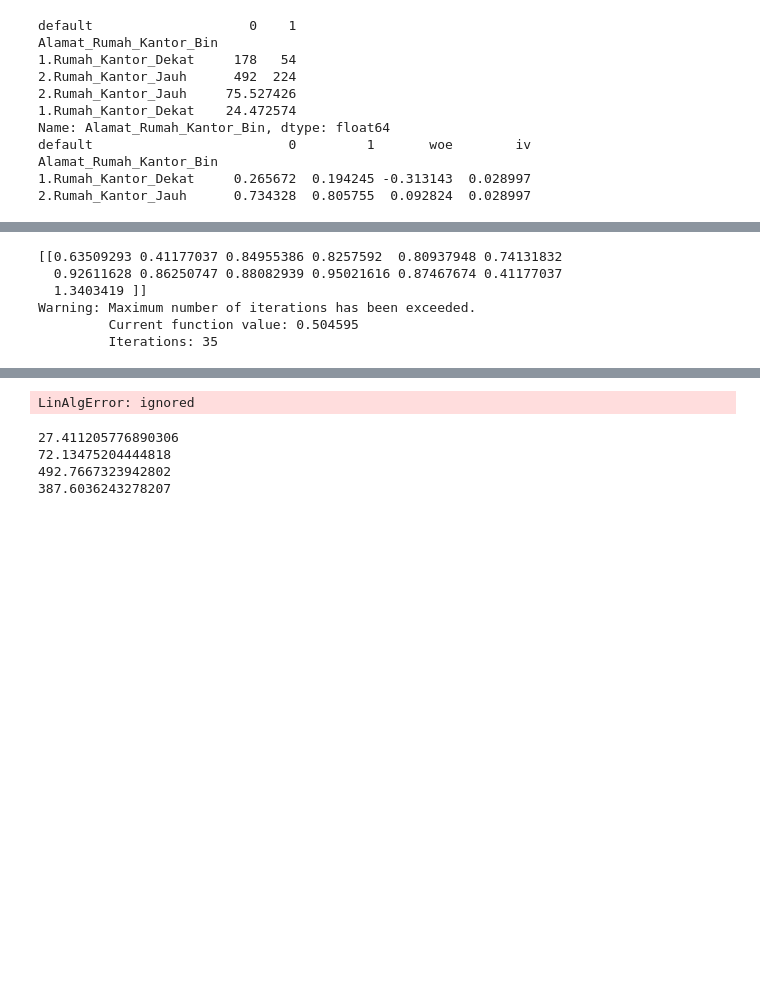
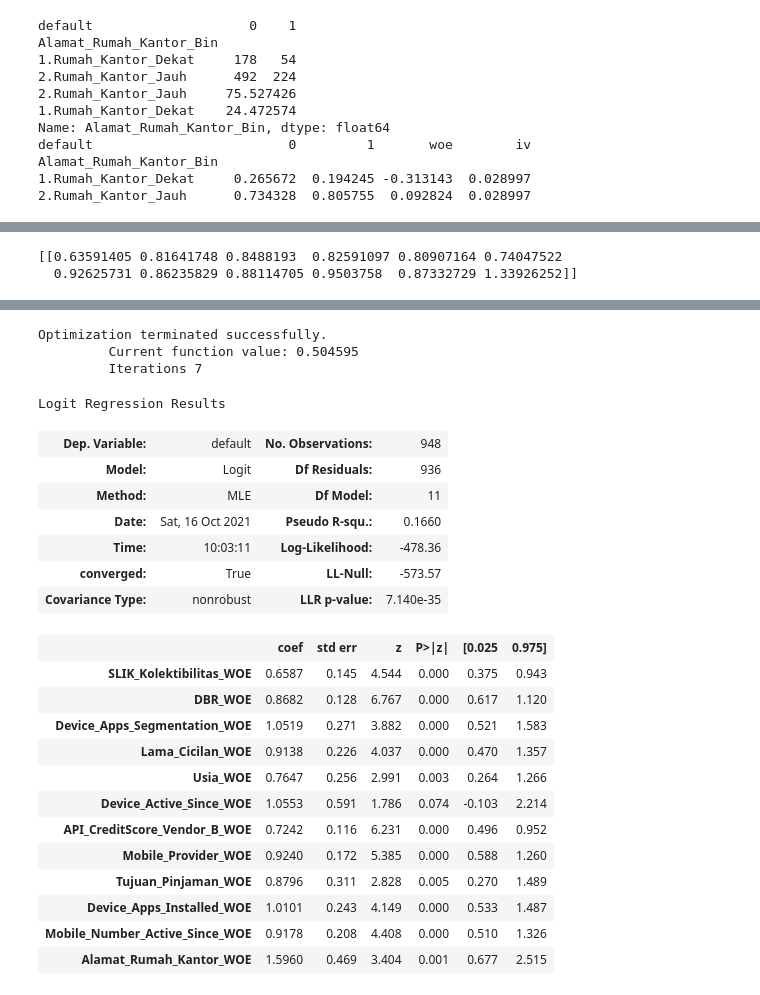
Before and after one commit to IndraLukasTjahaja/Digital_Credit_Risk, a Jupyter notebook: Bab 2 - Credit Scoring Modeling dengan Python.ipynb, the cells around one changed output, grey strips where cells are left out. Drawn from its saved outputs; the diff is of its cells as text; code cells hidden in the pictures; blank space fills up the shorter version.

```diff
--- a/Bab 2 - Credit Scoring Modeling dengan Python.ipynb
+++ b/Bab 2 - Credit Scoring Modeling dengan Python.ipynb
@@ -1492,14 +1492,16 @@ print(lr.coef_)
 import numpy as np
 import statsmodels.api as sm
 
+cor = (X_train.corr())
+from google.colab import files
+cor.to_csv('cor.csv')
+files.download('cor.csv')
+
+
 model = sm.Logit(y_train, X_train)
 result = model.fit()
 
 result.summary()
 # %% [output]
-[[0.63509293 0.41177037 0.84955386 0.8257592  0.80937948 0.74131832
-  0.92611628 0.86250747 0.88082939 0.95021616 0.87467674 0.41177037
-  1.3403419 ]]
-Warning: Maximum number of iterations has been exceeded.
-         Current function value: 0.504595
-         Iterations: 35
+[[0.63591405 0.81641748 0.8488193  0.82591097 0.80907164 0.74047522
+  0.92625731 0.86235829 0.88114705 0.9503758  0.87332729 1.33926252]]
@@ -1506,26 +1510,33 @@ Warning: Maximum number of iterations has been exceeded.
-LinAlgError: ignored
+Optimization terminated successfully.
+         Current function value: 0.504595
+         Iterations 7
+Logit Regression Results
+| Dep. Variable: | default | No. Observations: | 948 |
+| Model: | Logit | Df Residuals: | 936 |
+| Method: | MLE | Df Model: | 11 |
+| Date: | Sat, 16 Oct 2021 | Pseudo R-squ.: | 0.1660 |
+| Time: | 10:03:11 | Log-Likelihood: | -478.36 |
+| converged: | True | LL-Null: | -573.57 |
+| Covariance Type: | nonrobust | LLR p-value: | 7.140e-35 |
+|  | coef | std err | z | P>|z| | [0.025 | 0.975] |
+| SLIK_Kolektibilitas_WOE | 0.6587 | 0.145 | 4.544 | 0.000 | 0.375 | 0.943 |
+| DBR_WOE | 0.8682 | 0.128 | 6.767 | 0.000 | 0.617 | 1.120 |
+| Device_Apps_Segmentation_WOE | 1.0519 | 0.271 | 3.882 | 0.000 | 0.521 | 1.583 |
+| Lama_Cicilan_WOE | 0.9138 | 0.226 | 4.037 | 0.000 | 0.470 | 1.357 |
+| Usia_WOE | 0.7647 | 0.256 | 2.991 | 0.003 | 0.264 | 1.266 |
+| Device_Active_Since_WOE | 1.0553 | 0.591 | 1.786 | 0.074 | -0.103 | 2.214 |
+| API_CreditScore_Vendor_B_WOE | 0.7242 | 0.116 | 6.231 | 0.000 | 0.496 | 0.952 |
+| Mobile_Provider_WOE | 0.9240 | 0.172 | 5.385 | 0.000 | 0.588 | 1.260 |
+| Tujuan_Pinjaman_WOE | 0.8796 | 0.311 | 2.828 | 0.005 | 0.270 | 1.489 |
+| Device_Apps_Installed_WOE | 1.0101 | 0.243 | 4.149 | 0.000 | 0.533 | 1.487 |
+| Mobile_Number_Active_Since_WOE | 0.9178 | 0.208 | 4.408 | 0.000 | 0.510 | 1.326 |
+| Alamat_Rumah_Kantor_WOE | 1.5960 | 0.469 | 3.404 | 0.001 | 0.677 | 2.515 |
 # %%
 # Membuat scoring
-target_score = 600
-target_odds = 50
-pts_double_odds = 19
-
-P0 = 600
-PDO = 50
-theta0 = 1.0/19
+P0 = 600 # Target Score
+PDO = 50 # Target Odds
+theta0 = 1.0/19 # Points double odds
 B = PDO/np.log(2)
 A = P0 + B * np.log(theta0)
-
-factor = pts_double_odds / np.log(2)
-offset = target_score - factor * np.log(target_odds)
-print(factor)
-print(B)
-print(offset)
-print(A)
-# %% [output]
-27.411205776890306
-72.13475204444818
-492.7667323942802
-387.6036243278207
 # %%
 train_pred = lr.predict_proba(X_train)[:,1]
```
Also changed, not shown: parts of 15 cells of this notebook.
